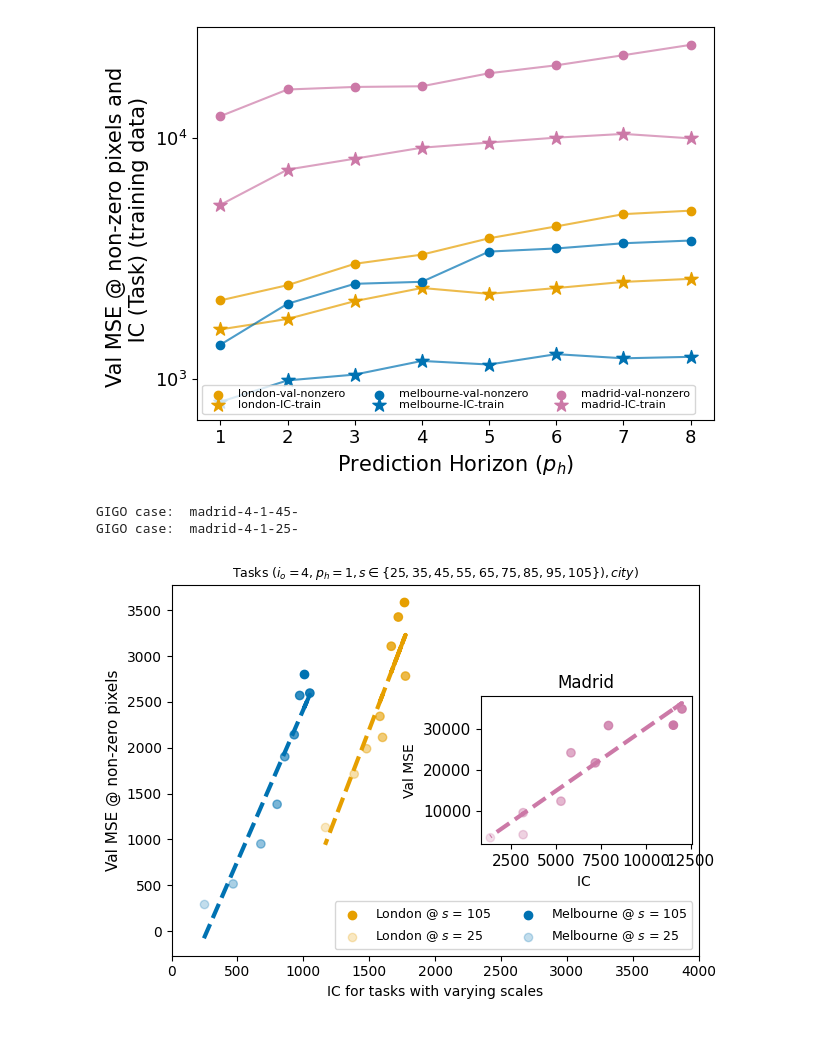
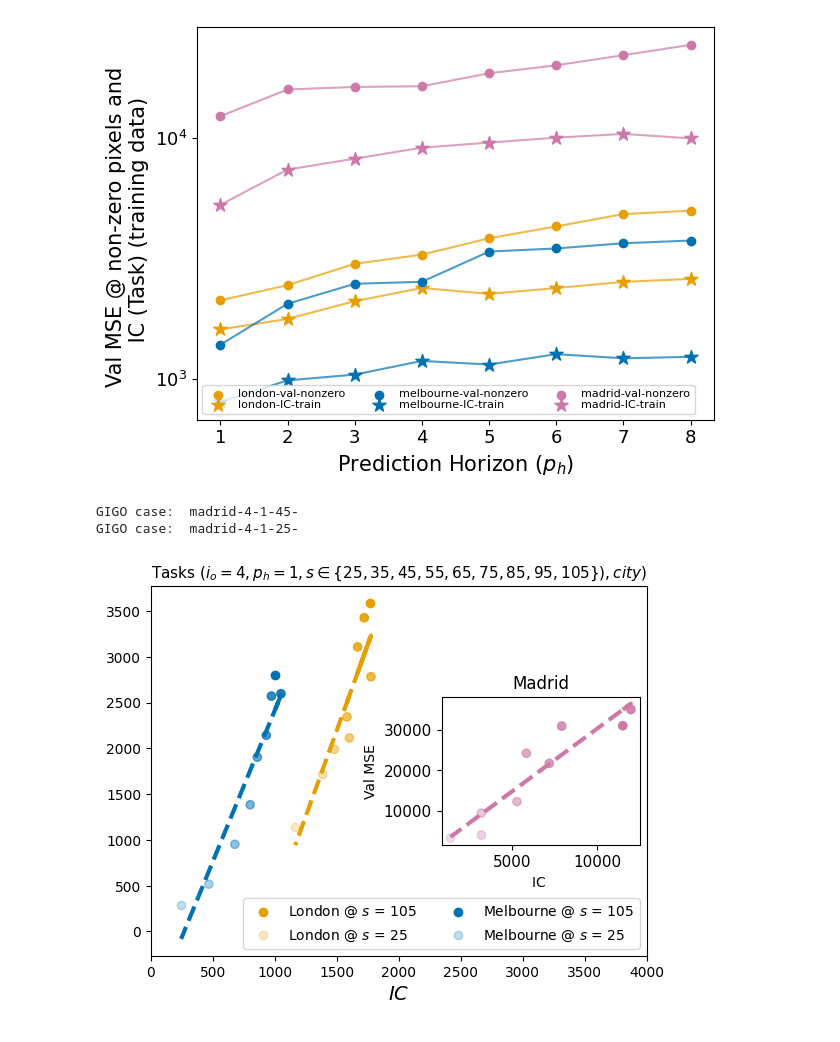
Before and after one commit to mie-lab/Complexity-Aware-Traffic-Prediction, a Jupyter notebook: CATP/plotting/adam_001_30_epochs/analyse_validation_csv_with_normalised_IC.ipynb, the cells around one changed output. Drawn from its saved outputs; the diff is of its cells as text; code cells hidden in the pictures.

Commit message:
LOG: Plots in paper commit; to reproduce

```diff
--- a/CATP/plotting/adam_001_30_epochs/analyse_validation_csv_with_normalised_IC.ipynb
+++ b/CATP/plotting/adam_001_30_epochs/analyse_validation_csv_with_normalised_IC.ipynb
@@ -902,40 +883,41 @@ for city in config.city_list:
         line_y = np.polyval(p, line_plot_IC)  # This evaluates the polynomial at each point in line_plot_IC
         axins.plot(line_plot_IC, line_y, color=city_color[cityname], linestyle='--', linewidth=3)
 
         axins.set_title('madrid'.title())
         axins.set_xlabel("IC ")
         axins.set_ylabel('Val MSE')
         # axins.set_xticks(range(2000, 13000, 5000), fontsize=9)
     else:
         plt.scatter(line_plot_IC[1:-1], line_plot_Val_loss[1:-1], color=city_color[cityname],
                     alpha=(np.array(config.scales[::-1])/105)[1:-1])
         plt.scatter(line_plot_IC[0], line_plot_Val_loss[0], color=city_color[cityname],
                     alpha=np.array(config.scales[::-1][0])/105, label=cityname.title() + r" @ $s$ = " + str(config.scales[::-1][0]))
         plt.scatter(line_plot_IC[-1], line_plot_Val_loss[-1], color=city_color[cityname],
                     alpha=np.array(config.scales[::-1][-1])/105, label=cityname.title() + r" @ $s$ = " + str(config.scales[::-1][-1]))
 
         p = np.polyfit(line_plot_IC, np.array(line_plot_Val_loss), 1)  # p will contain [slope, intercept]
         line_y = np.polyval(p, line_plot_IC)  # This evaluates the polynomial at each point in line_plot_IC
         plt.plot(line_plot_IC, line_y, color=city_color[cityname], linestyle='--', linewidth=3)
 
-        plt.xlabel("IC for tasks with varying scales\n ", fontsize=10)
-        plt.ylabel("Val MSE @ non-zero pixels", fontsize=11)
+        # plt.xlabel("IC for tasks with varying scales\n ", fontsize=14)
+        plt.xlabel(r"$IC$", fontsize=14)
+        # plt.ylabel("Val MSE @ non-zero pixels", fontsize=15)
         plt.xlim(0, 4000)
-        plt.legend(loc="lower right", ncol=2, fontsize=9) # loc="best", fontsize=8, ncol=3, labelspacing=0.02)
-        plt.title(r"Tasks $(i_o=4, p_h=1, s\in\{25, 35, 45, 55, 65, 75, 85, 95, 105\}), city)$", fontsize=9)
+        plt.legend(loc="lower right", ncol=2, fontsize=10) # loc="best", fontsize=8, ncol=3, labelspacing=0.02)
+        plt.title(r"Tasks $(i_o=4, p_h=1, s\in\{25, 35, 45, 55, 65, 75, 85, 95, 105\}), city)$", fontsize=11)
 # plt.yscale('symlog')
 # plt.ylim(bottom=0.101)
 plt.xticks(fontsize=11)
 plt.yticks(fontsize=11)
 
 
-plt.tight_layout()
-plt.savefig("Scales_csr_val_combo_scatter.png")
+# plt.tight_layout()
+plt.savefig("Scales_csr_val_combo_scatter.png", dpi=300)
 plt.show()
 # %% [output]
 GIGO case:  madrid-4-1-45-
 GIGO case:  madrid-4-1-25-
-[figure, old version]
+[figure, new version]
 # %%
 import pandas as pd
 from mpl_toolkits.axes_grid1.inset_locator import inset_axes
```
Also changed, not shown: parts of 4 cells of this notebook, 27 other files.
